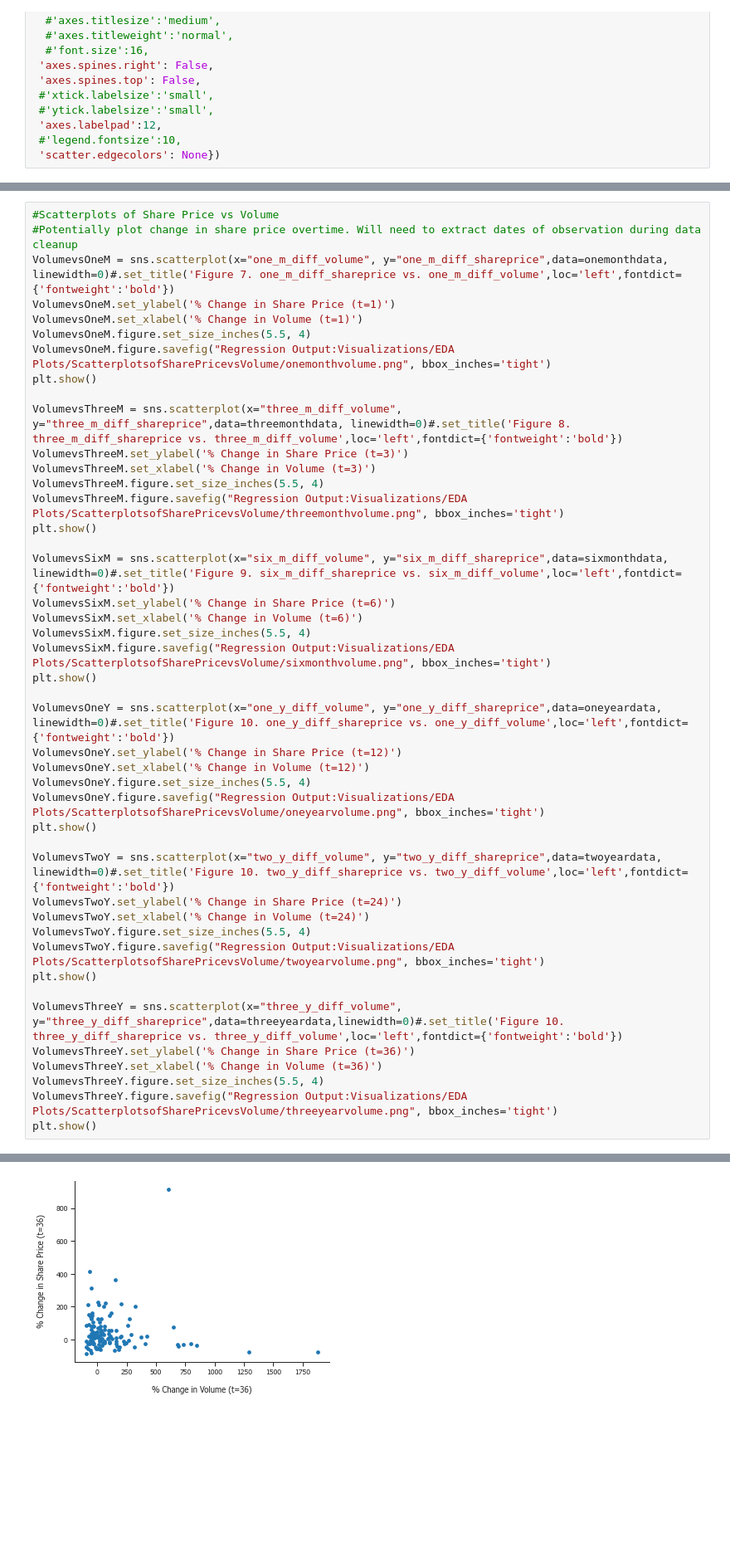
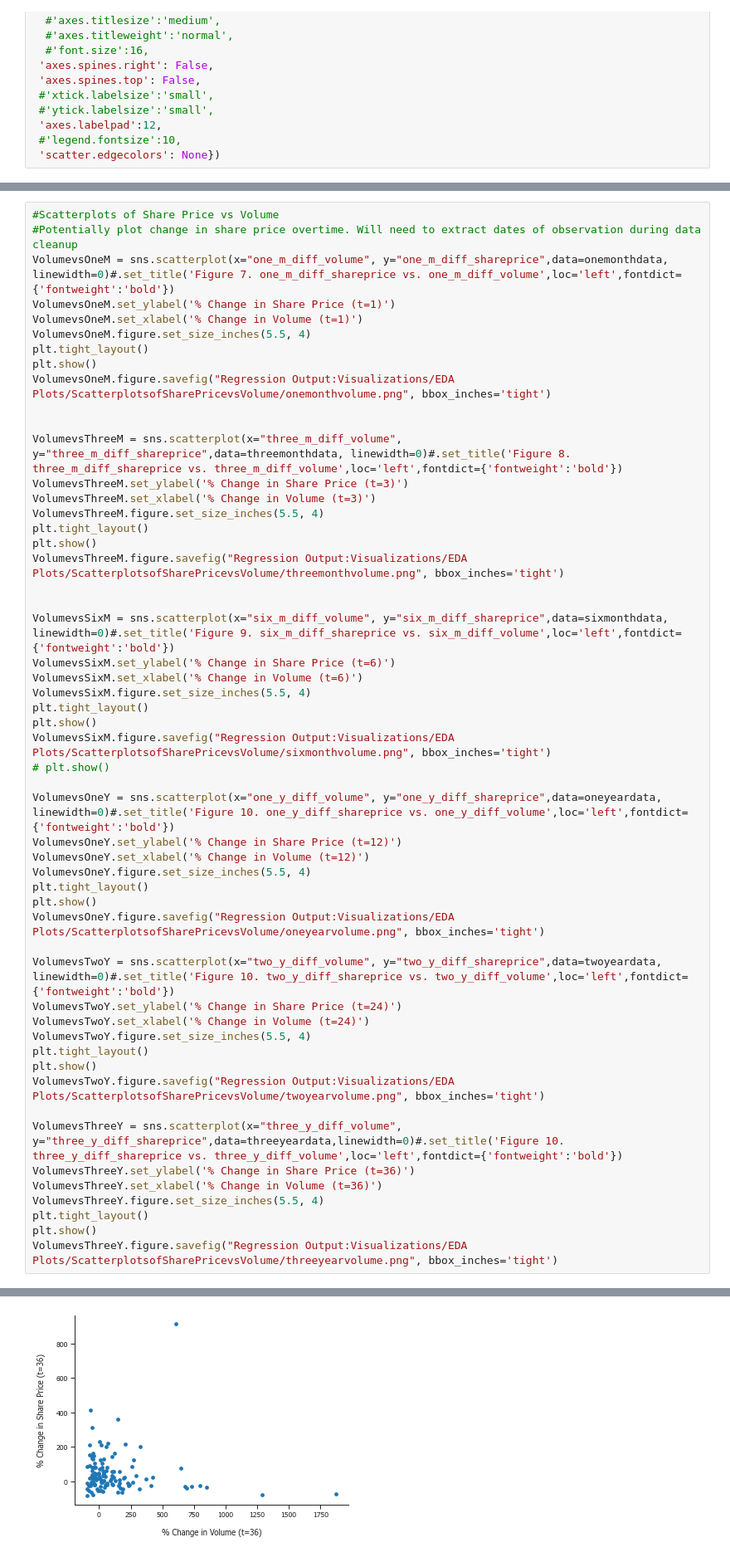
Before and after one commit to SolB77/Managerial-Economics-Senior-Thesis, a Jupyter notebook: Summary Statistics, Regression Analysis, and Visualizations.ipynb, the cells around one changed output, grey strips where cells are left out. Shown at 83% size. Cells and saved outputs as stored; diff of their text form; blank space fills up the shorter version.

```diff
--- a/Summary Statistics, Regression Analysis, and Visualizations.ipynb
+++ b/Summary Statistics, Regression Analysis, and Visualizations.ipynb
@@ -138,41 +150,50 @@ VolumevsOneM = sns.scatterplot(x="one_m_diff_volume", y="one_m_diff_shareprice",
 VolumevsOneM.set_ylabel('% Change in Share Price (t=1)')
 VolumevsOneM.set_xlabel('% Change in Volume (t=1)')
 VolumevsOneM.figure.set_size_inches(5.5, 4)
+plt.tight_layout()
+plt.show()
 VolumevsOneM.figure.savefig("Regression Output:Visualizations/EDA Plots/ScatterplotsofSharePricevsVolume/onemonthvolume.png", bbox_inches='tight')
-plt.show()
+
 
 VolumevsThreeM = sns.scatterplot(x="three_m_diff_volume", y="three_m_diff_shareprice",data=threemonthdata, linewidth=0)#.set_title('Figure 8. three_m_diff_shareprice vs. three_m_diff_volume',loc='left',fontdict={'fontweight':'bold'})
 VolumevsThreeM.set_ylabel('% Change in Share Price (t=3)')
 VolumevsThreeM.set_xlabel('% Change in Volume (t=3)')
 VolumevsThreeM.figure.set_size_inches(5.5, 4)
+plt.tight_layout()
+plt.show()
 VolumevsThreeM.figure.savefig("Regression Output:Visualizations/EDA Plots/ScatterplotsofSharePricevsVolume/threemonthvolume.png", bbox_inches='tight')
-plt.show()
+
 
 VolumevsSixM = sns.scatterplot(x="six_m_diff_volume", y="six_m_diff_shareprice",data=sixmonthdata, linewidth=0)#.set_title('Figure 9. six_m_diff_shareprice vs. six_m_diff_volume',loc='left',fontdict={'fontweight':'bold'})
 VolumevsSixM.set_ylabel('% Change in Share Price (t=6)')
 VolumevsSixM.set_xlabel('% Change in Volume (t=6)')
 VolumevsSixM.figure.set_size_inches(5.5, 4)
+plt.tight_layout()
+plt.show()
 VolumevsSixM.figure.savefig("Regression Output:Visualizations/EDA Plots/ScatterplotsofSharePricevsVolume/sixmonthvolume.png", bbox_inches='tight')
-plt.show()
+# plt.show()
 
 VolumevsOneY = sns.scatterplot(x="one_y_diff_volume", y="one_y_diff_shareprice",data=oneyeardata, linewidth=0)#.set_title('Figure 10. one_y_diff_shareprice vs. one_y_diff_volume',loc='left',fontdict={'fontweight':'bold'})
 VolumevsOneY.set_ylabel('% Change in Share Price (t=12)')
 VolumevsOneY.set_xlabel('% Change in Volume (t=12)')
 VolumevsOneY.figure.set_size_inches(5.5, 4)
+plt.tight_layout()
+plt.show()
 VolumevsOneY.figure.savefig("Regression Output:Visualizations/EDA Plots/ScatterplotsofSharePricevsVolume/oneyearvolume.png", bbox_inches='tight')
-plt.show()
 
 VolumevsTwoY = sns.scatterplot(x="two_y_diff_volume", y="two_y_diff_shareprice",data=twoyeardata, linewidth=0)#.set_title('Figure 10. two_y_diff_shareprice vs. two_y_diff_volume',loc='left',fontdict={'fontweight':'bold'})
 VolumevsTwoY.set_ylabel('% Change in Share Price (t=24)')
 VolumevsTwoY.set_xlabel('% Change in Volume (t=24)')
 VolumevsTwoY.figure.set_size_inches(5.5, 4)
+plt.tight_layout()
+plt.show()
 VolumevsTwoY.figure.savefig("Regression Output:Visualizations/EDA Plots/ScatterplotsofSharePricevsVolume/twoyearvolume.png", bbox_inches='tight')
-plt.show()
 
 VolumevsThreeY = sns.scatterplot(x="three_y_diff_volume", y="three_y_diff_shareprice",data=threeyeardata,linewidth=0)#.set_title('Figure 10. three_y_diff_shareprice vs. three_y_diff_volume',loc='left',fontdict={'fontweight':'bold'})
 VolumevsThreeY.set_ylabel('% Change in Share Price (t=36)')
 VolumevsThreeY.set_xlabel('% Change in Volume (t=36)')
 VolumevsThreeY.figure.set_size_inches(5.5, 4)
+plt.tight_layout()
+plt.show()
 VolumevsThreeY.figure.savefig("Regression Output:Visualizations/EDA Plots/ScatterplotsofSharePricevsVolume/threeyearvolume.png", bbox_inches='tight')
-plt.show()
 # %% [output]
@@ -184,4 +205,4 @@ plt.show()
-[figure, old version]
+[figure, new version]
 # %%
 #Scatterplots of Share Price vs S&P500
 SP500vsOneM = sns.scatterplot(x="one_m_diff_sp500", y="one_m_diff_shareprice", data=onemonthdata, linewidth=0)#.set_title('Figure 7. one_m_diff_shareprice vs. one_m_diff_sp500',loc='left',fontdict={'fontweight':'bold'})
```
Also changed, not shown: parts of 12 cells of this notebook, 26 other files.
